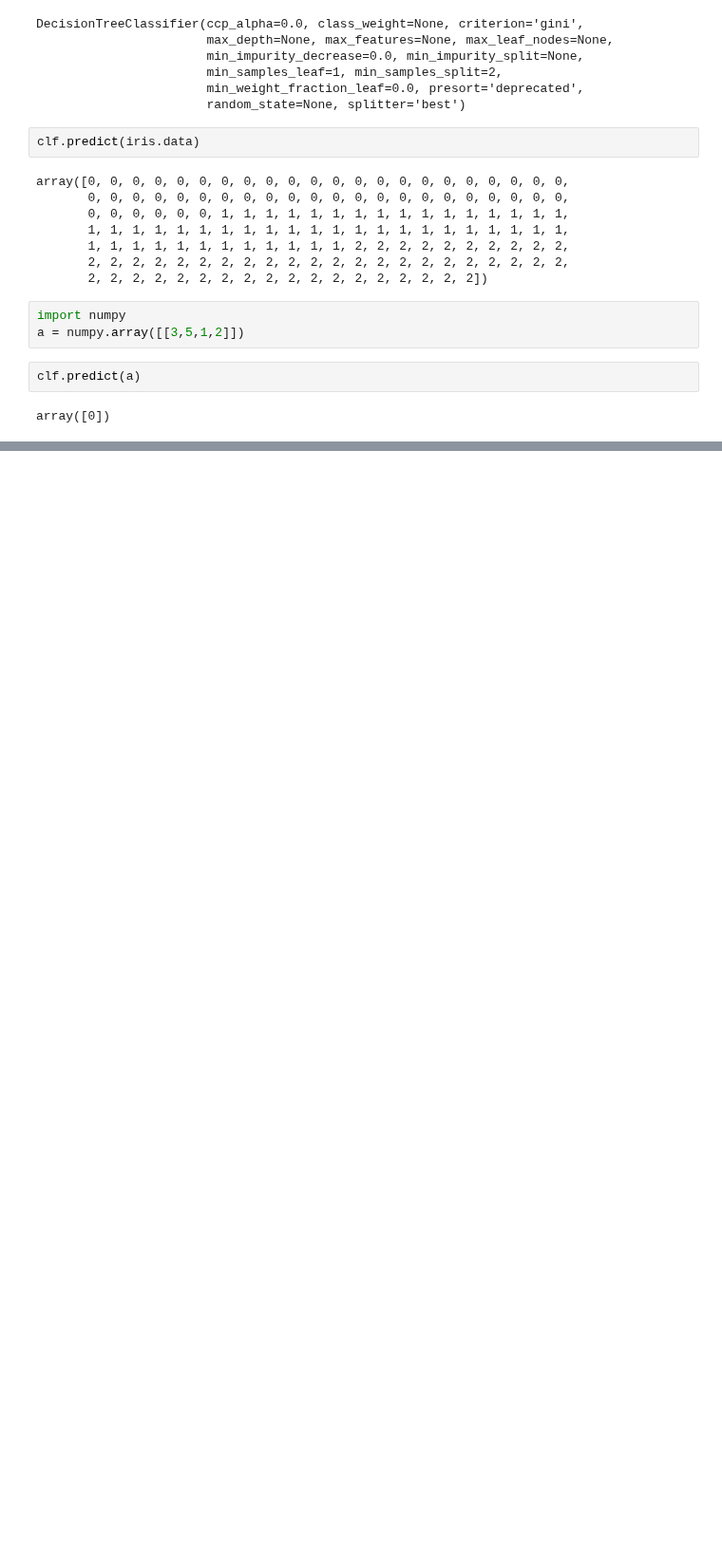
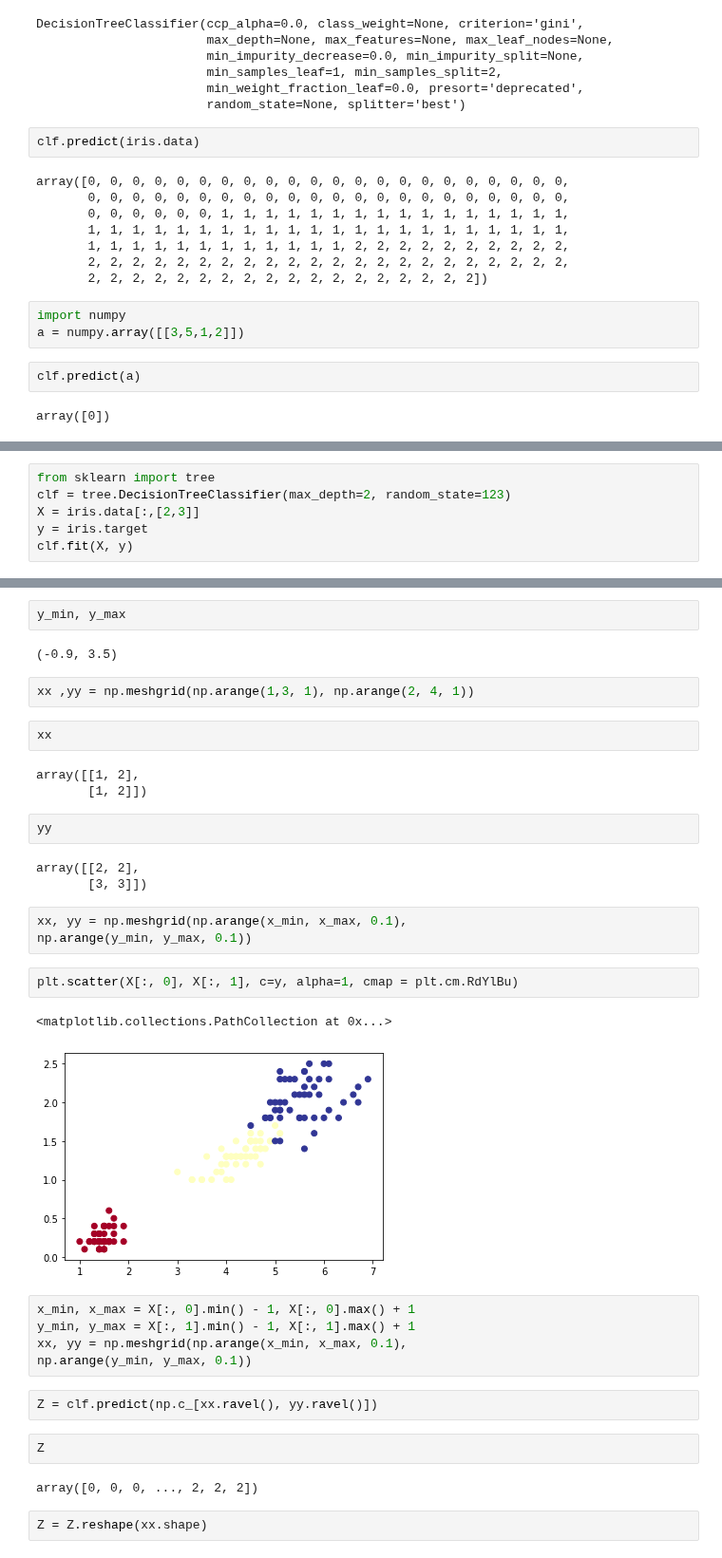
Before and after one commit to ywchiu/tibamedl, a Jupyter notebook: Demo20200314.ipynb, the cells around one changed output, grey strips where cells are left out. Shown at 95% size. Saved outputs shown, nothing was run; the diff lists cells and outputs as text; blank space fills up the shorter version.

```diff
--- a/Demo20200314.ipynb
+++ b/Demo20200314.ipynb
@@ -73,0 +165,6 @@ array([0])
+# %%
+from sklearn import tree
+clf = tree.DecisionTreeClassifier(max_depth=2, random_state=123)
+X = iris.data[:,[2,3]]
+y = iris.target
+clf.fit(X, y)
@@ -73,0 +185,37 @@ array([0])
+# %%
+y_min, y_max
+# %% [output]
+(-0.9, 3.5)
+# %%
+xx ,yy = np.meshgrid(np.arange(1,3, 1), np.arange(2, 4, 1))
+# %%
+xx
+# %% [output]
+array([[1, 2],
+       [1, 2]])
+# %%
+yy
+# %% [output]
+array([[2, 2],
+       [3, 3]])
+# %%
+xx, yy = np.meshgrid(np.arange(x_min, x_max, 0.1),
+np.arange(y_min, y_max, 0.1))
+# %%
+plt.scatter(X[:, 0], X[:, 1], c=y, alpha=1, cmap = plt.cm.RdYlBu)
+# %% [output]
+<matplotlib.collections.PathCollection at 0x...>
+[figure, added]
+# %%
+x_min, x_max = X[:, 0].min() - 1, X[:, 0].max() + 1
+y_min, y_max = X[:, 1].min() - 1, X[:, 1].max() + 1
+xx, yy = np.meshgrid(np.arange(x_min, x_max, 0.1),
+np.arange(y_min, y_max, 0.1))
+# %%
+Z = clf.predict(np.c_[xx.ravel(), yy.ravel()])
+# %%
+Z
+# %% [output]
+array([0, 0, 0, ..., 2, 2, 2])
+# %%
+Z = Z.reshape(xx.shape)
```
Also changed, not shown: parts of 24 cells of this notebook.
